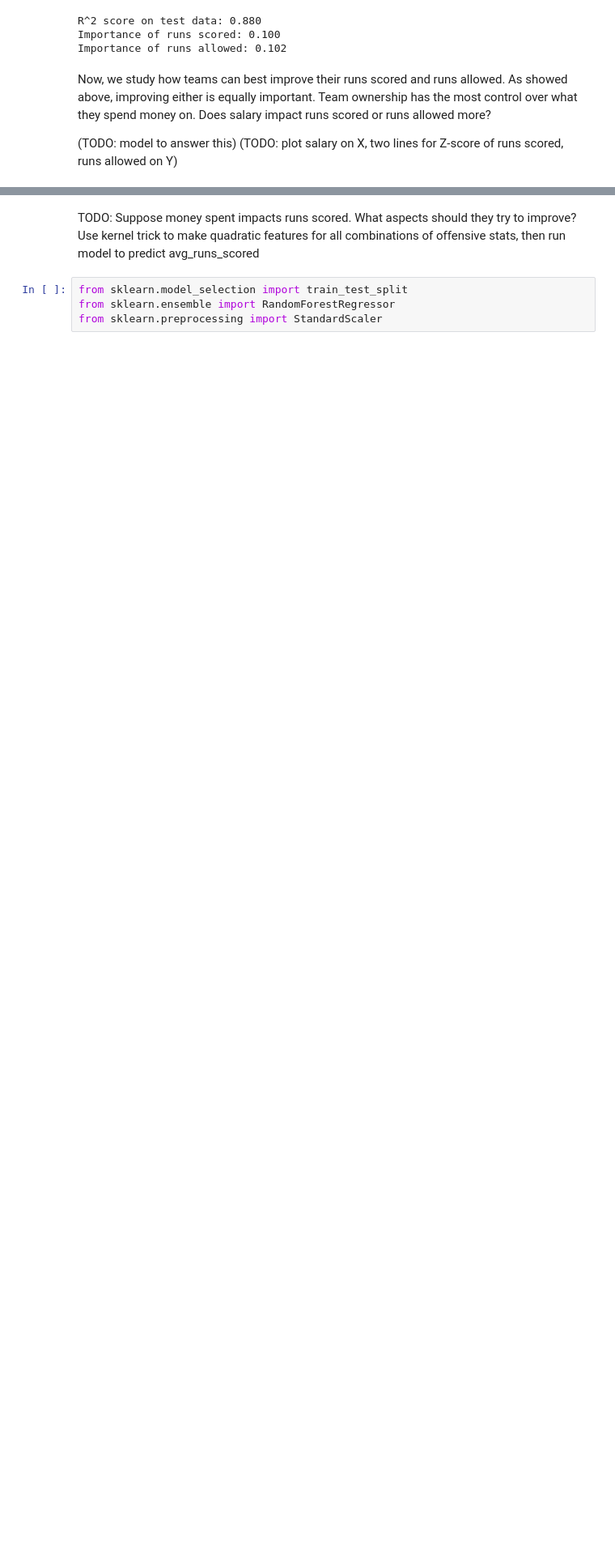
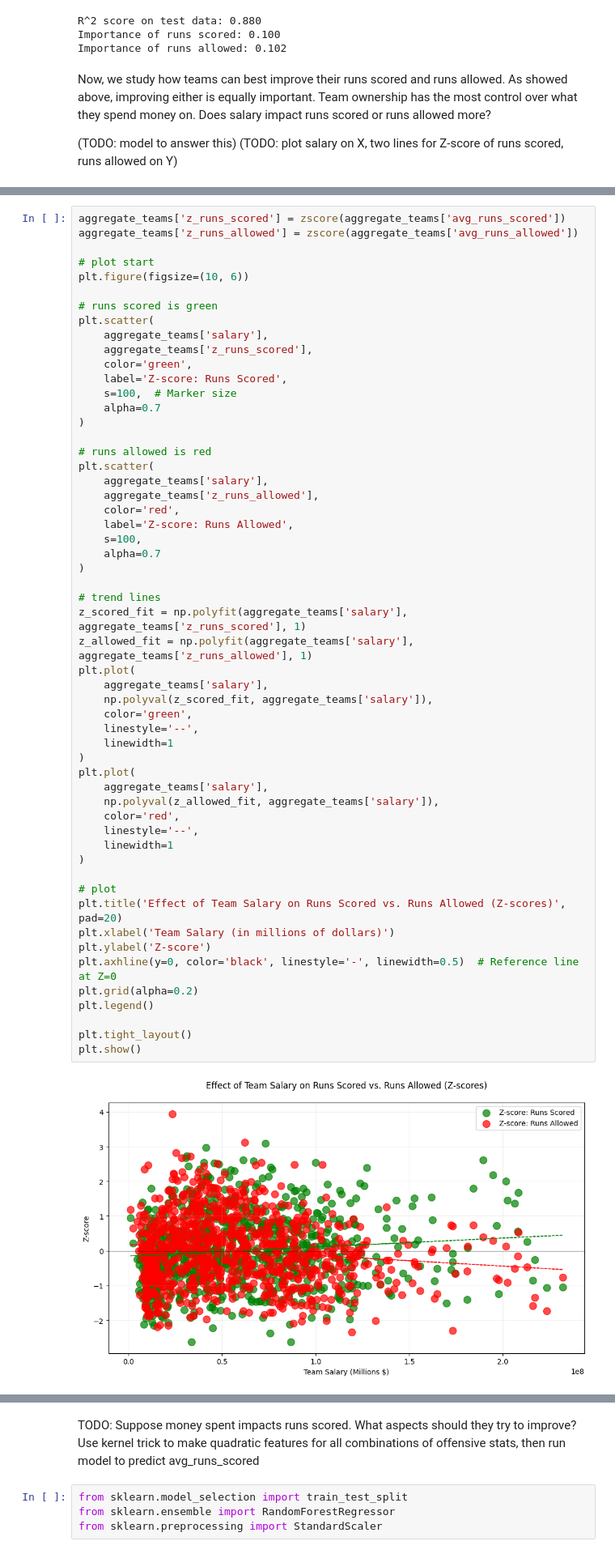
Before and after one commit to Charipi/CMSC320_Final, a Jupyter notebook: main.ipynb, the cells around one changed output, grey strips where cells are left out. Shown: that part at 81% size. Drawn from its saved outputs; the diff is of its cells as text; blank space fills up the shorter version.

Commit message:
possible answer to magnitudes for salary v. runs scored and salary v. runs allowed

```diff
--- a/main.ipynb
+++ b/main.ipynb
@@ -250,0 +274,57 @@ Now, we study how teams can best improve their runs scored and runs allowed. As
+# %%
+aggregate_teams['z_runs_scored'] = zscore(aggregate_teams['avg_runs_scored'])
+aggregate_teams['z_runs_allowed'] = zscore(aggregate_teams['avg_runs_allowed'])
+
+# plot start
+plt.figure(figsize=(10, 6))
+
+# runs scored is green
+plt.scatter(
+    aggregate_teams['salary'],
+    aggregate_teams['z_runs_scored'],
+    color='green',
+    label='Z-score: Runs Scored',
+    s=100,  # Marker size
+    alpha=0.7
+)
+
+# runs allowed is red
+plt.scatter(
+    aggregate_teams['salary'],
+    aggregate_teams['z_runs_allowed'],
+    color='red',
+    label='Z-score: Runs Allowed',
+    s=100,
+    alpha=0.7
+)
+
+# trend lines
+z_scored_fit = np.polyfit(aggregate_teams['salary'], aggregate_teams['z_runs_scored'], 1)
+z_allowed_fit = np.polyfit(aggregate_teams['salary'], aggregate_teams['z_runs_allowed'], 1)
+plt.plot(
+    aggregate_teams['salary'],
+    np.polyval(z_scored_fit, aggregate_teams['salary']),
+    color='green',
+    linestyle='--',
+    linewidth=1
+)
+plt.plot(
+    aggregate_teams['salary'],
+    np.polyval(z_allowed_fit, aggregate_teams['salary']),
+    color='red',
+    linestyle='--',
+    linewidth=1
+)
+
+# plot
+plt.title('Effect of Team Salary on Runs Scored vs. Runs Allowed (Z-scores)', pad=20)
+plt.xlabel('Team Salary (in millions of dollars)')
+plt.ylabel('Z-score')
+plt.axhline(y=0, color='black', linestyle='-', linewidth=0.5)  # Reference line at Z=0
+plt.grid(alpha=0.2)
+plt.legend()
+
+plt.tight_layout()
+plt.show()
+# %% [output]
+[figure, added]
```
Also changed, not shown: parts of 5 cells of this notebook.
